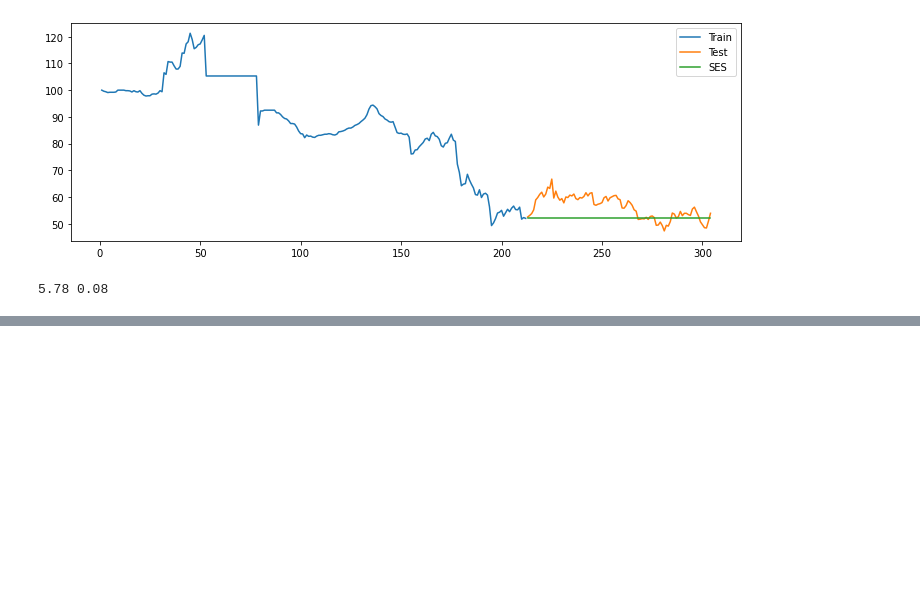
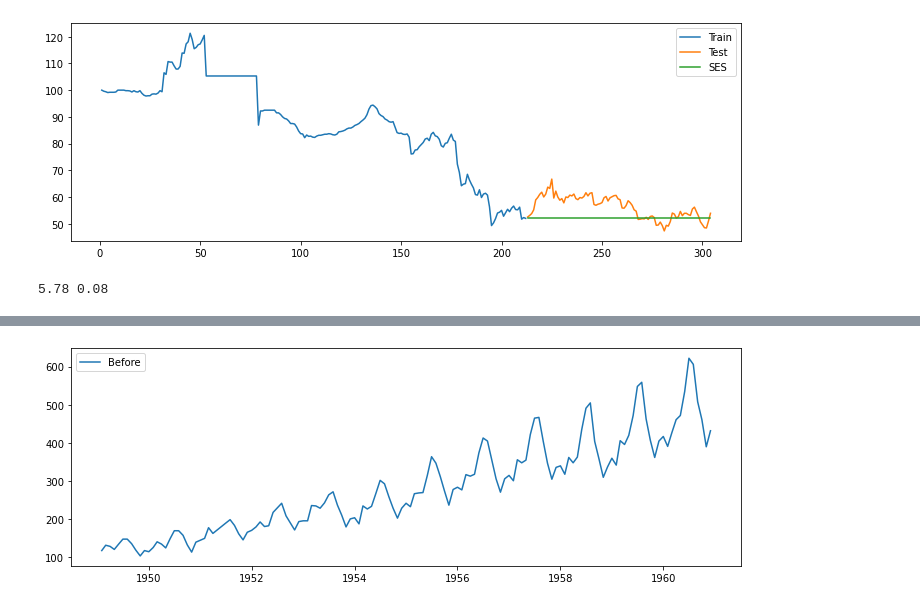
Before and after one commit to Prashik28/techeenomad_dataScience, a Jupyter notebook: Time Series/Airline Passenger .ipynb, the cells around one changed output, grey strips where cells are left out. Saved outputs shown, nothing was run; the diff lists cells and outputs as text; code cells hidden in the pictures; blank space fills up the shorter version.

```diff
--- a/Time Series/Airline Passenger .ipynb
+++ b/Time Series/Airline Passenger .ipynb
@@ -881,0 +961,7 @@ mean_absolute_percentage_error(test_t['Temperature(Min)'], y_hat_holt_new['holt_
+# %%
+plt.figure(figsize=(12,4))
+plt.plot(data, label = 'Before')
+plt.legend(loc='best')
+plt.show()
+# %% [output]
+[figure, added]
```
Also changed, not shown: parts of 122 cells of this notebook.
